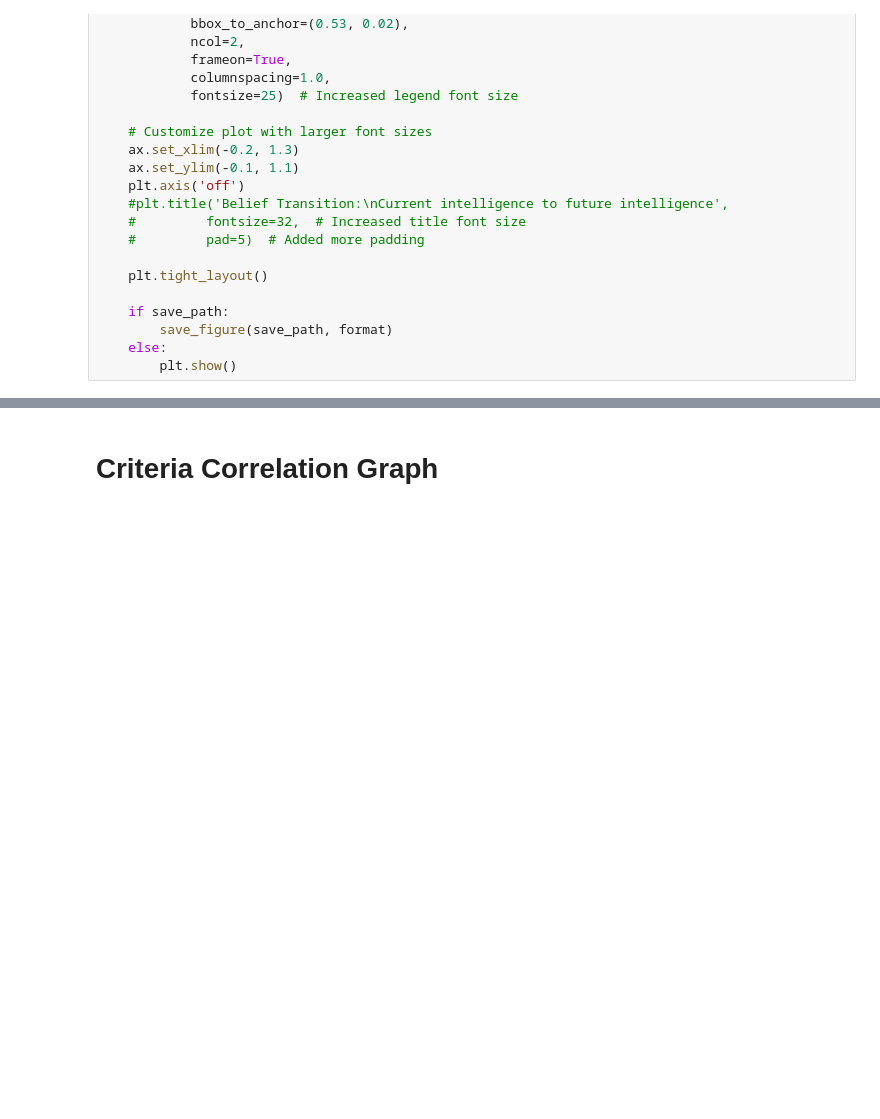
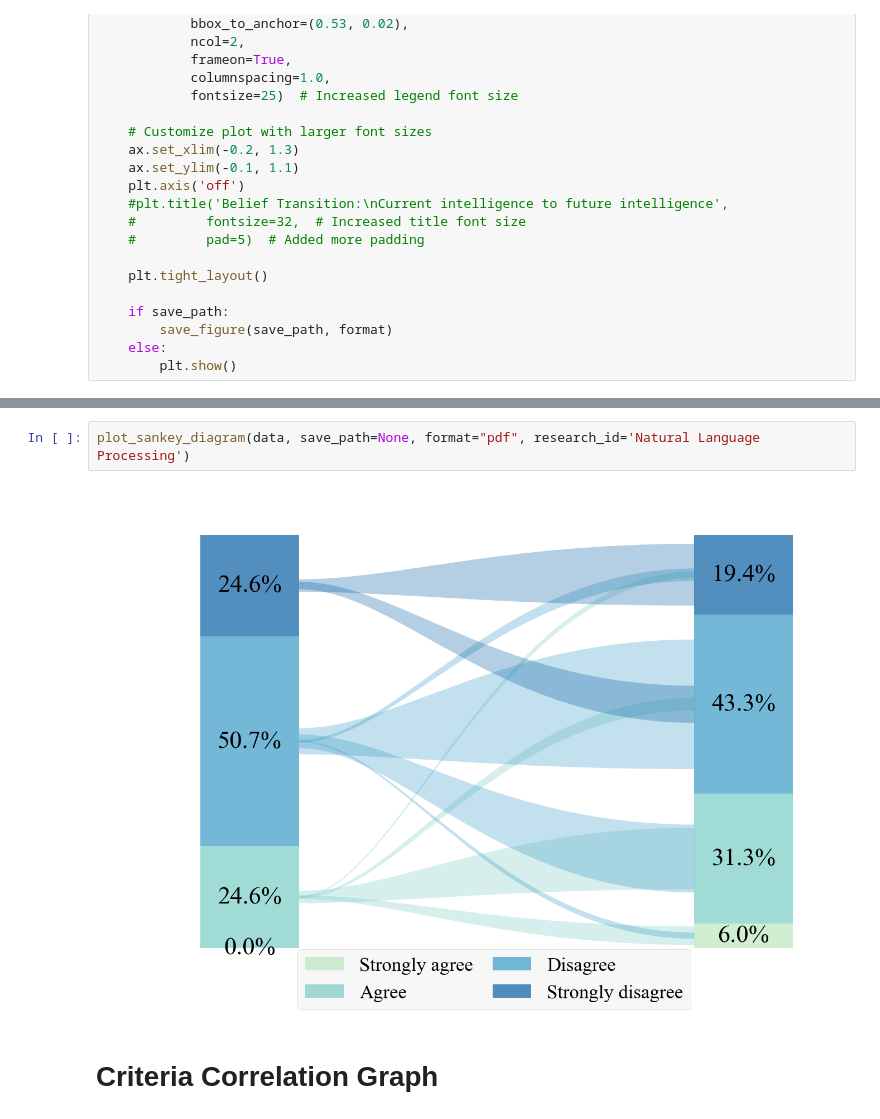
Before and after one commit to bertramhojer/perspectives-on-intelligence, a Jupyter notebook: src/survey/visualize.ipynb, the cells around one changed output, grey strips where cells are left out. Drawn from its saved outputs; the diff is of its cells as text; blank space fills up the shorter version.

```diff
--- a/src/survey/visualize.ipynb
+++ b/src/survey/visualize.ipynb
@@ -553,3 +538,7 @@ KeyError: 'Artificial Intelligence'
+# %%
+plot_sankey_diagram(data, save_path=None, format="pdf", research_id='Natural Language Processing')
+# %% [output]
+[figure, added]
 # %% [markdown]
 # Criteria Correlation Graph
 # %%
```
Also changed, not shown: parts of 16 cells of this notebook, 5 other files.
